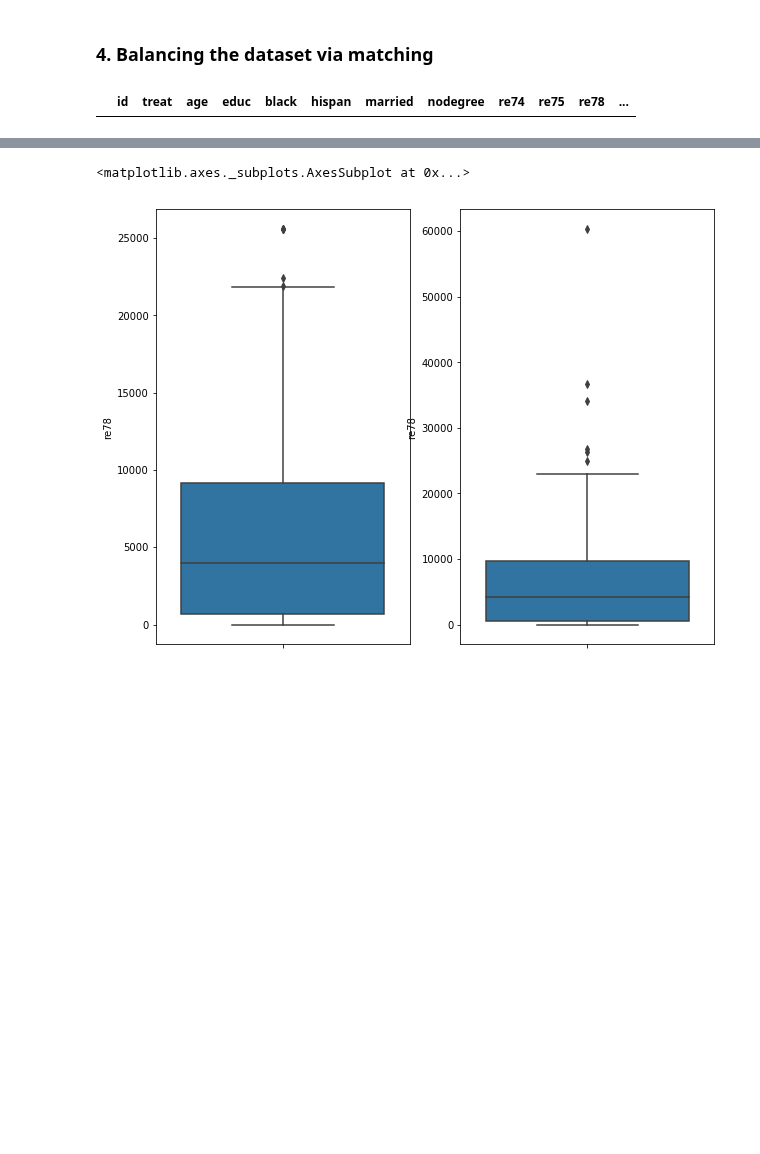
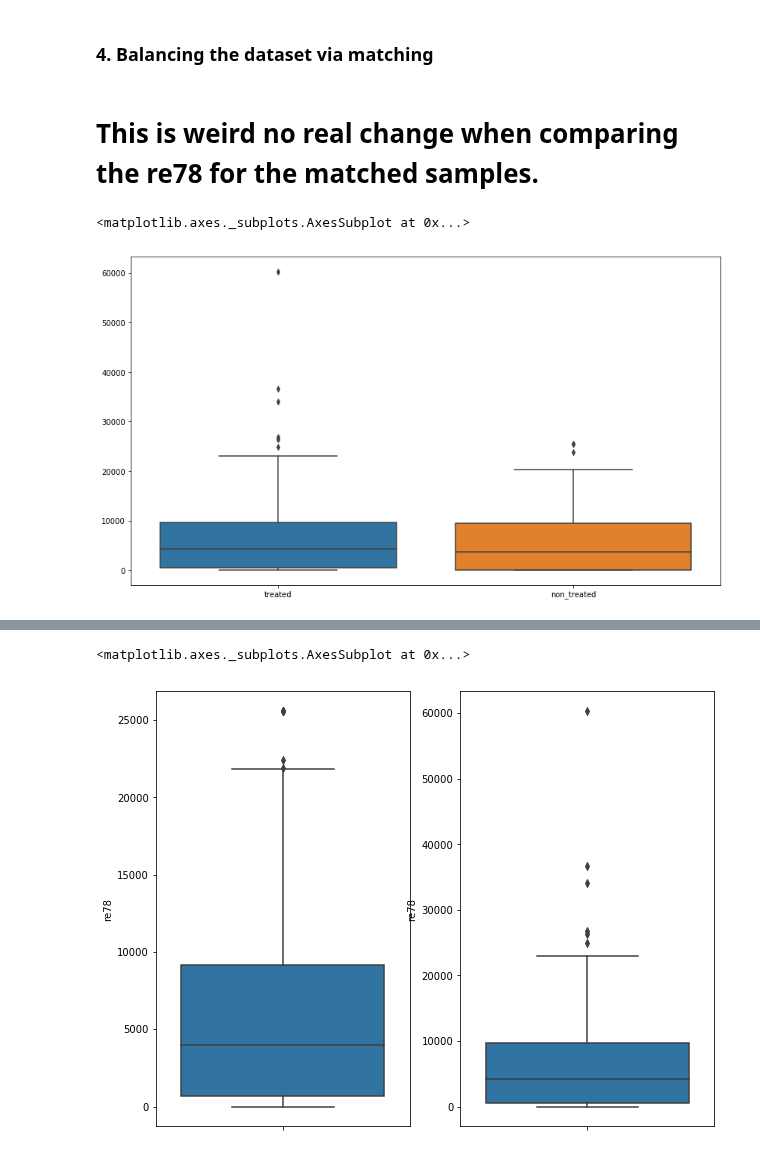
Before and after one commit to roman-bachmann/prayingmantissa, a Jupyter notebook: homework04/notebook.ipynb, the cells around one changed output, grey strips where cells are left out. Saved outputs shown, nothing was run; the diff lists cells and outputs as text; code cells hidden in the pictures; blank space fills up the shorter version.

```diff
--- a/homework04/notebook.ipynb
+++ b/homework04/notebook.ipynb
@@ -87,11 +87,14 @@ sns.barplot(x = 'treat',y ='re78', data = lalonde[lalonde.re78 != 0],ax = axs[2]
 ### 3. A propensity score model
 # %%
 logistic = linear_model.LogisticRegression()
-X = lalonde.drop(['id','treat','re78','zero_re78'],axis=1)
+
+X = lalonde.drop(['treat','re78','zero_re78'],axis=1)
 y = lalonde['treat']
+
 model = logistic.fit(X,y)
+
 lalonde['propensity']= model.predict_proba(X)[:,1]
-lalonde.head()
-
 treated = lalonde[(lalonde.treat == 1)]
 non_treated = lalonde[(lalonde.treat == 0)]
+
+lalonde.head()
@@ -98,14 +109,25 @@ non_treated = lalonde[(lalonde.treat == 0)]
 # %% [markdown]
 ### 4. Balancing the dataset via matching
 # %%
-#new and better
-
 G = nx.Graph()
 
-for _,t in treated.iterrows():
-    for _,n in non_treated.iterrows():
+for index_t, t in treated.iterrows():
+    for index_n, n in non_treated.iterrows():
         w = -np.abs(t.propensity-n.propensity)
-        G.add_edge(t.id,n.id,weight=w)
+        G.add_edge(index_t, index_n, weight=w)
+
 match = nx.max_weight_matching(G,True)
-# %% [output]
-|  | id | treat | age | educ | black | hispan | married | nodegree | re74 | re75 | re78 | ... |
+# %%
+psids = [v for k, v in match.items() if 'NSW' in k]
+non_treated_match = non_treated.loc[psids]
+# %% [markdown]
+# This is weird no real change when comparing the re78 for the matched samples.
+# %%
+df = pd.DataFrame()
+df['treated'] = treated[['re78']]
+df['non_treated'] = non_treated_match.re78.values
+_, axs = plt.subplots(1, figsize=(14, 8))
+sns.boxplot(data=df)
+# %% [output]
+<matplotlib.axes._subplots.AxesSubplot at 0x...>
+[figure, added]
```
Also changed, not shown: parts of 4 cells of this notebook.
